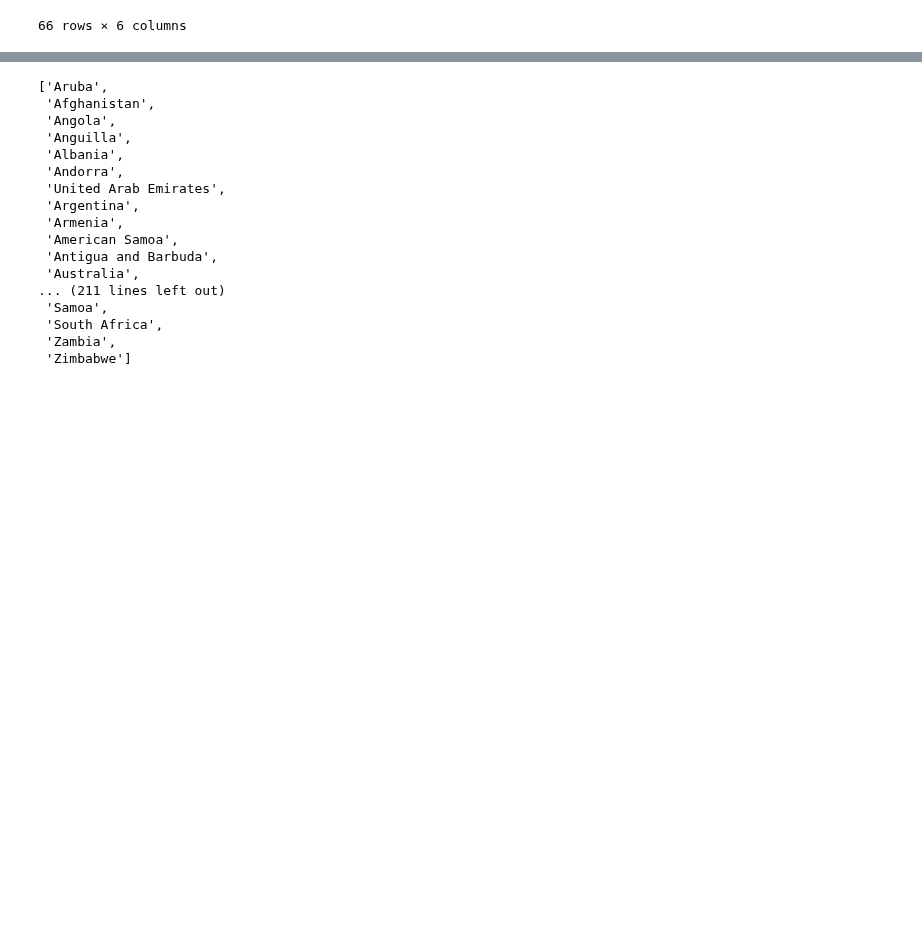
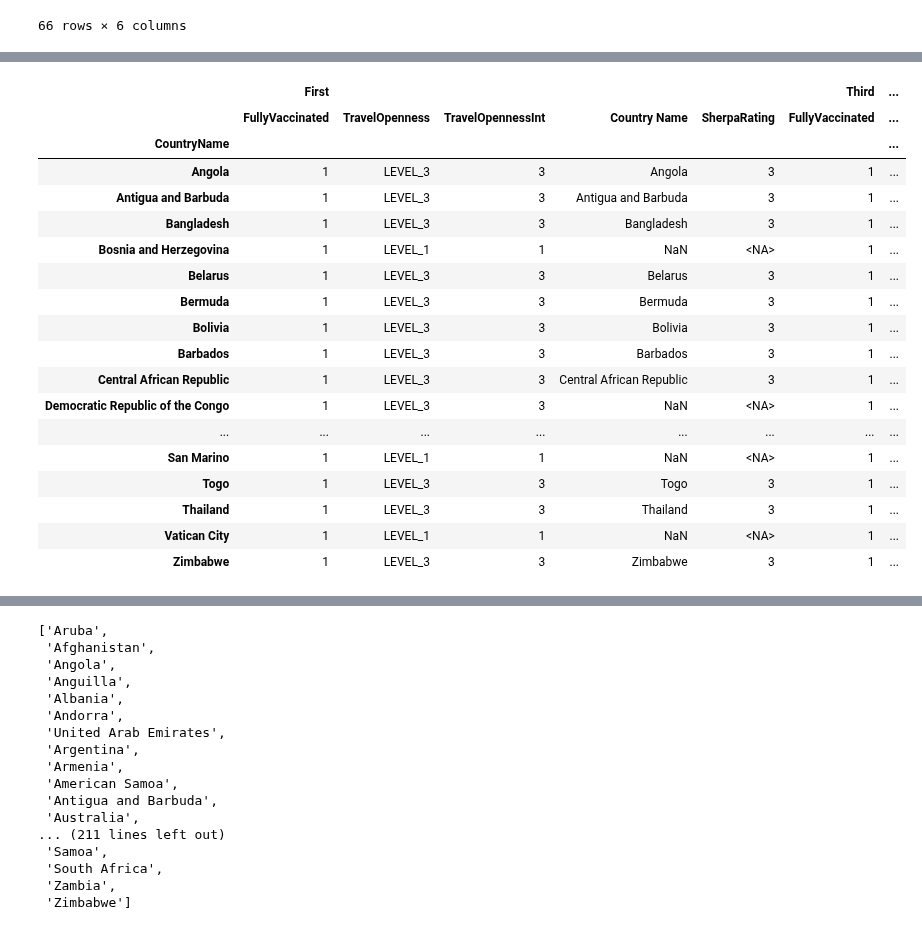
Before and after one commit to bossiilaria/Python, a Jupyter notebook: IntlExp/IntlExp.ipynb, the cells around one changed output, grey strips where cells are left out. Drawn from its saved outputs; the diff is of its cells as text; code cells hidden in the pictures; blank space fills up the shorter version.

Commit message:
'query'

```diff
--- a/IntlExp/IntlExp.ipynb
+++ b/IntlExp/IntlExp.ipynb
@@ -717,0 +754,9 @@ ValueError: unknown type object
+# %%
+DF2 = mergedDF.query('CountryName != `Country Name` and (TravelOpennessInt == 1 or TravelOpennessInt == 3)')
+# %%
+DF3 = mergedDF.query('(CountryName != `Country Name` and TravelOpennessInt == 1) or TravelOpennessInt == 3')
+# %%
+#Use concat to merge the two DFs https://www.youtube.com/watch?v=ZQREwPlcLTQ
+DF1_DF2 = pd.concat([DF1.set_index('CountryName'), DF2.set_index('CountryName')], axis = 'columns', keys =['First', 'Second'])
+# %%
+DF1_DF3 = pd.concat([DF1.set_index('CountryName'), DF3.set_index('CountryName')], axis = 'columns', keys =['First', 'Third'])
@@ -717,0 +784,22 @@ ValueError: unknown type object
+# %%
+DF1_DF3
+# %% [output]
+|  | First |  |  |  |  | Third | ... |
+|  | FullyVaccinated | TravelOpenness | TravelOpennessInt | Country Name | SherpaRating | FullyVaccinated | ... |
+| CountryName |  |  |  |  |  |  | ... |
+| Angola | 1 | LEVEL_3 | 3 | Angola | 3 | 1 | ... |
+| Antigua and Barbuda | 1 | LEVEL_3 | 3 | Antigua and Barbuda | 3 | 1 | ... |
+| Bangladesh | 1 | LEVEL_3 | 3 | Bangladesh | 3 | 1 | ... |
+| Bosnia and Herzegovina | 1 | LEVEL_1 | 1 | NaN | <NA> | 1 | ... |
+| Belarus | 1 | LEVEL_3 | 3 | Belarus | 3 | 1 | ... |
+| Bermuda | 1 | LEVEL_3 | 3 | Bermuda | 3 | 1 | ... |
+| Bolivia | 1 | LEVEL_3 | 3 | Bolivia | 3 | 1 | ... |
+| Barbados | 1 | LEVEL_3 | 3 | Barbados | 3 | 1 | ... |
+| Central African Republic | 1 | LEVEL_3 | 3 | Central African Republic | 3 | 1 | ... |
+| Democratic Republic of the Congo | 1 | LEVEL_3 | 3 | NaN | <NA> | 1 | ... |
+| ... | ... | ... | ... | ... | ... | ... | ... |
+| San Marino | 1 | LEVEL_1 | 1 | NaN | <NA> | 1 | ... |
+| Togo | 1 | LEVEL_3 | 3 | Togo | 3 | 1 | ... |
+| Thailand | 1 | LEVEL_3 | 3 | Thailand | 3 | 1 | ... |
+| Vatican City | 1 | LEVEL_1 | 1 | NaN | <NA> | 1 | ... |
+| Zimbabwe | 1 | LEVEL_3 | 3 | Zimbabwe | 3 | 1 | ... |
```
Also changed, not shown: parts of 31 cells of this notebook, 5 other files.
